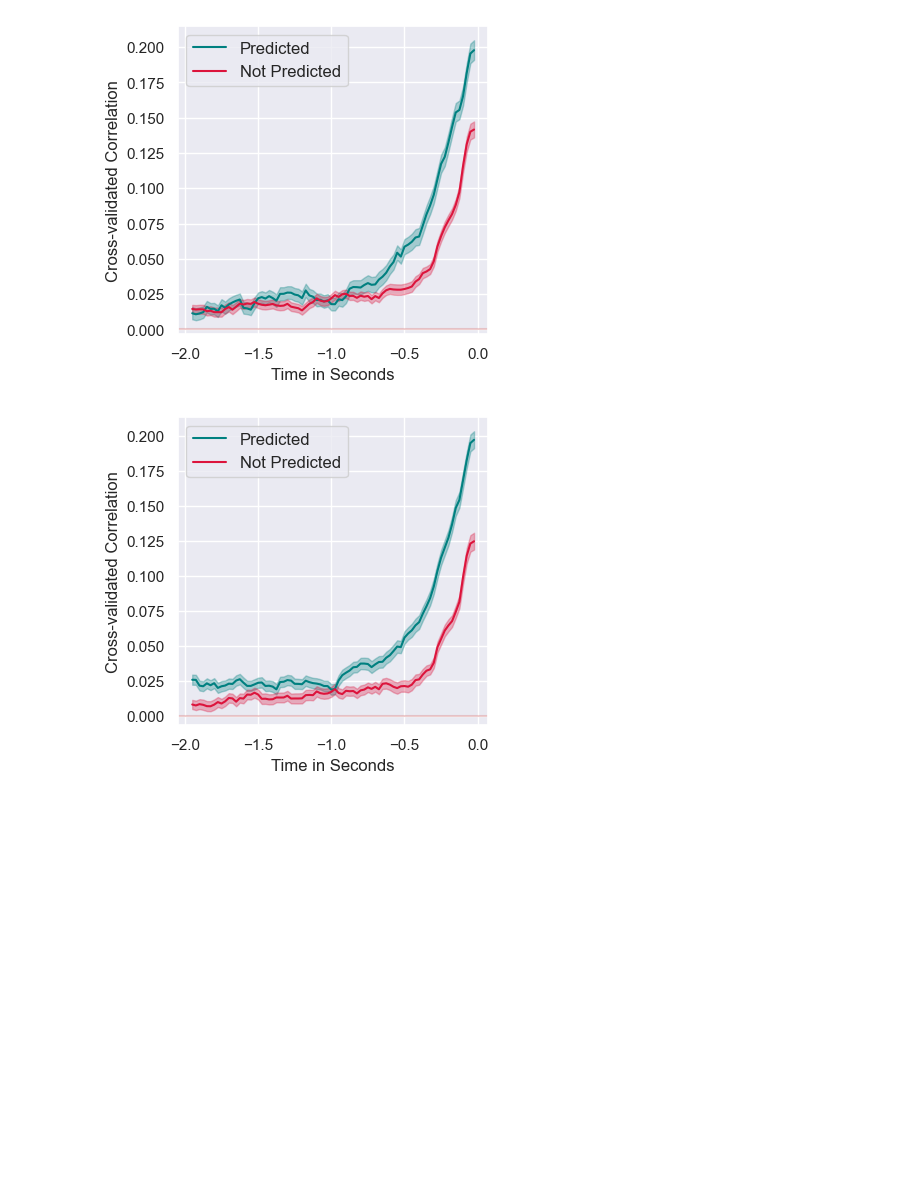
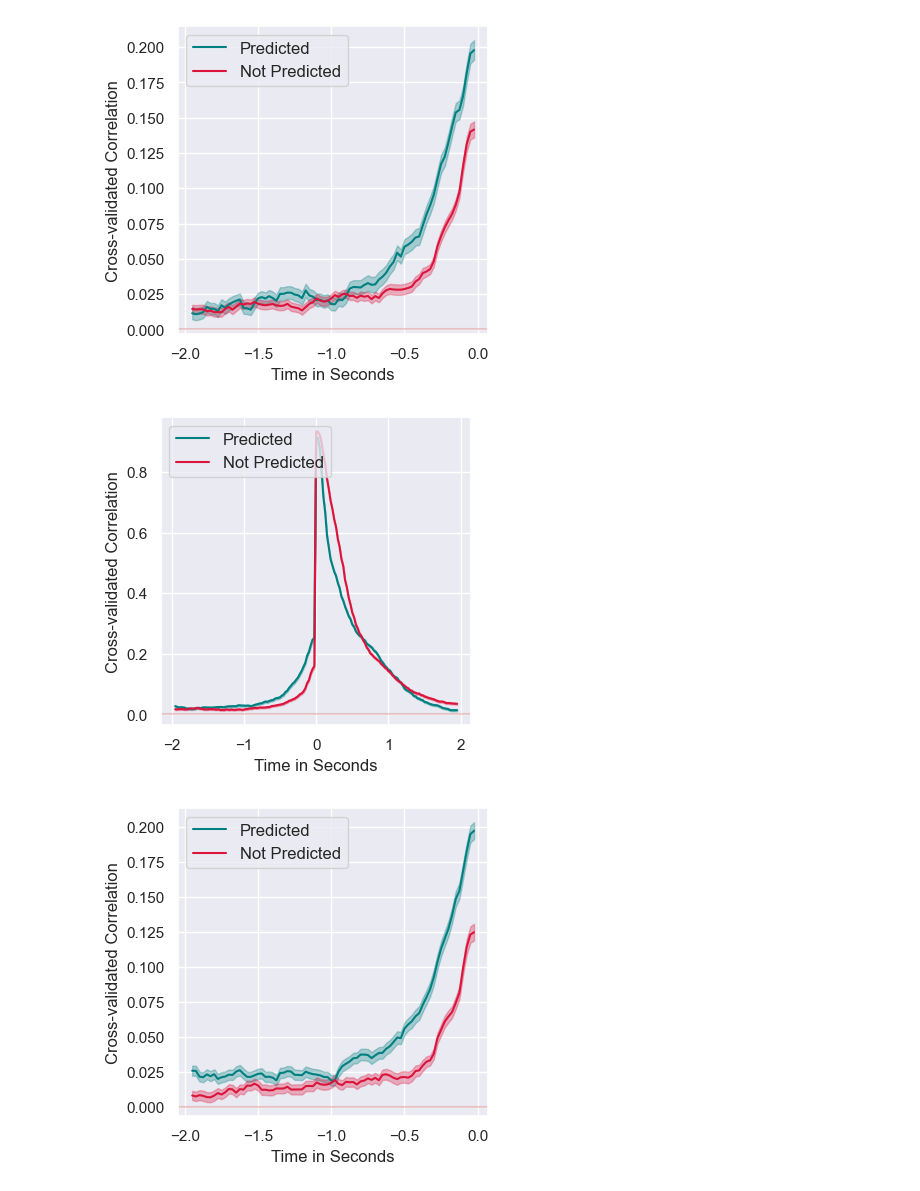
Before and after one commit to InesSchoenmann/Lingpred, a Jupyter notebook: notebooks/Compute_Selfpredictability.ipynb, the cells around one changed output. Drawn from its saved outputs; the diff is of its cells as text; code cells hidden in the pictures; blank space fills up the shorter version.

Commit message:
included full epoch in the predictability split incl the post-onset window

```diff
--- a/notebooks/Compute_Selfpredictability.ipynb
+++ b/notebooks/Compute_Selfpredictability.ipynb
@@ -16,9 +17,9 @@ import matplotlib as plt
 from matplotlib import pyplot as plt
 sns.set_theme()
 # %%
-#dataset = 'Armeni'
+dataset = 'Armeni'
 #dataset = 'Gwilliams'
-dataset = 'Goldstein'
+#dataset = 'Goldstein'
 
 if dataset == 'Goldstein':
     data_path    = '../audio/{}/'.format(dataset)
@@ -41,8 +42,10 @@ if dataset == 'Goldstein':
     is_top_5     = [x < 5 for x in df_first['rank']] # rank 4 is the Top-5 prediction
     is_not_top_5 = [not x for x in is_top_5]
 else:
-    path = '../data/{}/Dataframe_WordSurprisal_Top10Words_All_Sessions.pkl'.format(dataset)
+    path = '../audio/{}/Dataframe_WordSurprisal_Top10Words_All_Sessions.pkl'.format(dataset)
     df   = pickle.load(open(path, 'rb'))
+    if dataset == "Armeni":
+        df   = df[:8622]
 
     # make masks for correct and incorrect top-5 prediction
     is_top_5      = df.is_Top_5.to_numpy()
@@ -198,8 +208,12 @@ len(matched_PoS), len(words_df)
 ## Get the indices to make the y matrix
 # %%
 # load the indices:
-with open(f'../audio/{dataset}/indices_all_tasks.pkl', 'rb') as f:
-    indices = pickle.load(f)
+if dataset in ('Goldstein', 'Gwilliams'):
+    with open(f'../audio/{dataset}/indices_all_tasks.pkl', 'rb') as f:
+        indices = pickle.load(f)
+elif dataset == "Armeni":
+    with open('../data/Armeni/self_predictability/indices_session_1.pkl', 'rb') as f:
+        indices = pickle.load(f)
 
 indices.shape
 # %% [output]
@@ -207,3 +221,6 @@ indices.shape
+# %%
+# make sure they are integers:
+indices = indices.astype(int)
 # %%
 def make_y_matrix_for_selfpred(X, indices, acoustic_model=False):
 
@@ -474,5 +491,31 @@ plt.savefig(fig_path, format='pdf', bbox_inches='tight')
 # %% [output]
 [figure]
+# %%
+
+# get model names
+models = ['Top 1', 'Not Predicted']
+labels = ['Predicted', 'Not Predicted']
+
+
+fig, (ax1) = plt.subplots(1, 1, figsize=(4, 4))
+
+for i, key in enumerate([selfpred_Glove_top_1, selfpred_Glove_not_top_1]):
+    ax1.plot(times_100, key.mean(axis=0), c=colours[models[i]], label=labels[i])
+    ax1.fill_between(times_100, lowerCI(key),
+                                upperCI(key), color=colours[models[i]], alpha=0.3)
+
+ax1.legend(fontsize=12, loc=2)
+ax1.set_xlabel('Time in Seconds', fontsize=12)
+ax1.set_ylabel('Cross-validated Correlation', fontsize=12)
+ax1.axhline(c='indianred',  alpha=0.3)
+#ax1.set_title(dataset+' Selfpredictability: ' + models[0])
+
+plot_split = True
+top = 1
+fig_path = '../figures/supplementary/' +'Selfpredictability-{}-prediction_split_{}-top_{}.pdf'.format(dataset, plot_split, top)
+#plt.savefig(fig_path, format='pdf', bbox_inches='tight')
+# %% [output]
+[figure, added]
 # %%
 
 # get model names
```
Also changed, not shown: parts of 15 cells of this notebook.
